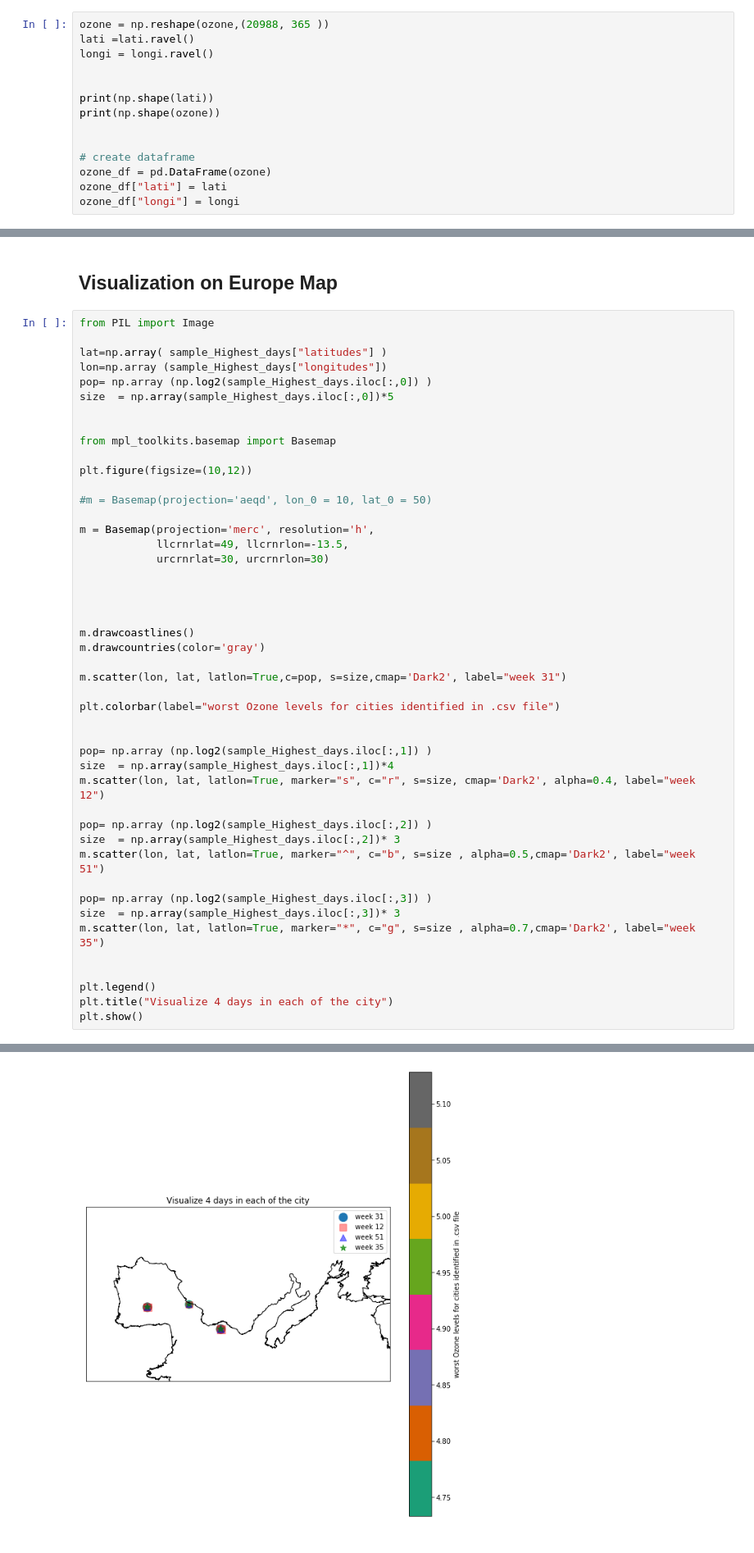
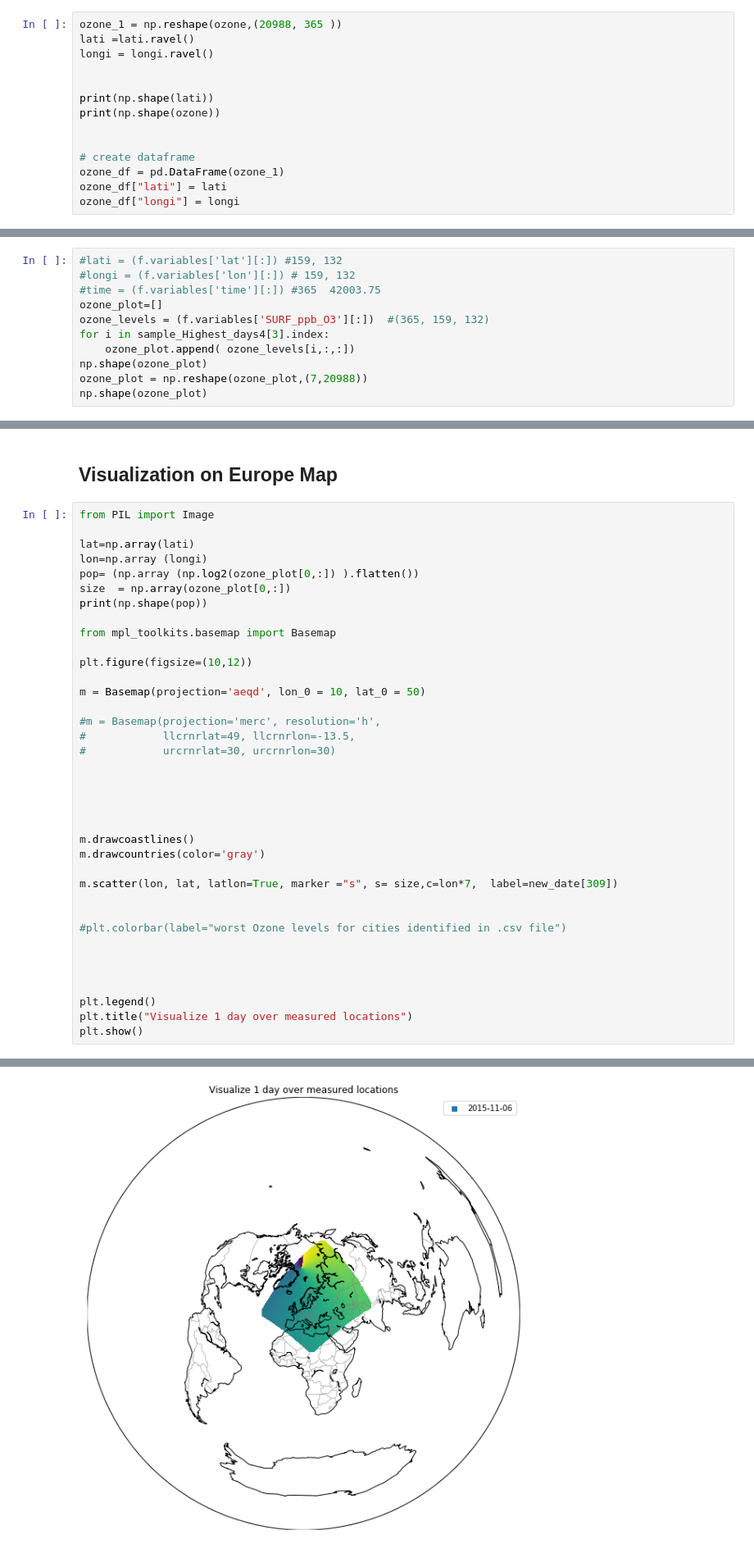
Before and after one commit to AmnaKhan1/Worst-7-days-Ozone-Levels, a Jupyter notebook: OzoneLevels.ipynb, the cells around one changed output, grey strips where cells are left out. Shown at 82% size. Drawn from its saved outputs; the diff is of its cells as text.

```diff
--- a/OzoneLevels.ipynb
+++ b/OzoneLevels.ipynb
@@ -70,7 +103,7 @@ ozone = (f.variables['SURF_ppb_O3'][:])  #(365, 159, 132)
 # %% [markdown]
 # Reshaping data
 # %%
-ozone = np.reshape(ozone,(20988, 365 ))
+ozone_1 = np.reshape(ozone,(20988, 365 ))
 lati =lati.ravel()
 longi = longi.ravel()
 
@@ -80,7 +113,7 @@ print(np.shape(ozone))
 
 
 # create dataframe
-ozone_df = pd.DataFrame(ozone)
+ozone_df = pd.DataFrame(ozone_1)
 ozone_df["lati"] = lati
 ozone_df["longi"] = longi
 # %% [output]
@@ -306,0 +443,11 @@ plt.show()
+# %%
+#lati = (f.variables['lat'][:]) #159, 132
+#longi = (f.variables['lon'][:]) # 159, 132
+#time = (f.variables['time'][:]) #365  42003.75
+ozone_plot=[]
+ozone_levels = (f.variables['SURF_ppb_O3'][:])  #(365, 159, 132)
+for i in sample_Highest_days4[3].index:
+    ozone_plot.append( ozone_levels[i,:,:])
+np.shape(ozone_plot)
+ozone_plot = np.reshape(ozone_plot,(7,20988))
+np.shape(ozone_plot)
@@ -309,21 +458,22 @@ plt.show()
 # %%
 from PIL import Image
 
-lat=np.array( sample_Highest_days["latitudes"] )
-lon=np.array (sample_Highest_days["longitudes"])
-pop= np.array (np.log2(sample_Highest_days.iloc[:,0]) )
-size  = np.array(sample_Highest_days.iloc[:,0])*5
-
+lat=np.array(lati)
+lon=np.array (longi)
+pop= (np.array (np.log2(ozone_plot[0,:]) ).flatten())
+size  = np.array(ozone_plot[0,:])
+print(np.shape(pop))
 
 from mpl_toolkits.basemap import Basemap
 
 plt.figure(figsize=(10,12))
 
-#m = Basemap(projection='aeqd', lon_0 = 10, lat_0 = 50)
+m = Basemap(projection='aeqd', lon_0 = 10, lat_0 = 50)
 
-m = Basemap(projection='merc', resolution='h',
-            llcrnrlat=49, llcrnrlon=-13.5,
-            urcrnrlat=30, urcrnrlon=30)
+#m = Basemap(projection='merc', resolution='h',
+#            llcrnrlat=49, llcrnrlon=-13.5,
+#            urcrnrlat=30, urcrnrlon=30)
+
 
 
 
@@ -331,25 +481,15 @@ m = Basemap(projection='merc', resolution='h',
 m.drawcoastlines()
 m.drawcountries(color='gray')
 
-m.scatter(lon, lat, latlon=True,c=pop, s=size,cmap='Dark2', label="week 31")
-
-plt.colorbar(label="worst Ozone levels for cities identified in .csv file")
+m.scatter(lon, lat, latlon=True, marker ="s", s= size,c=lon*7,  label=new_date[309])
 
 
-pop= np.array (np.log2(sample_Highest_days.iloc[:,1]) )
-size  = np.array(sample_Highest_days.iloc[:,1])*4
-m.scatter(lon, lat, latlon=True, marker="s", c="r", s=size, cmap='Dark2', alpha=0.4, label="week 12")
+#plt.colorbar(label="worst Ozone levels for cities identified in .csv file")
 
-pop= np.array (np.log2(sample_Highest_days.iloc[:,2]) )
-size  = np.array(sample_Highest_days.iloc[:,2])* 3
-m.scatter(lon, lat, latlon=True, marker="^", c="b", s=size , alpha=0.5,cmap='Dark2', label="week 51")
 
-pop= np.array (np.log2(sample_Highest_days.iloc[:,3]) )
-size  = np.array(sample_Highest_days.iloc[:,3])* 3
-m.scatter(lon, lat, latlon=True, marker="*", c="g", s=size , alpha=0.7,cmap='Dark2', label="week 35")
 
 
 plt.legend()
-plt.title("Visualize 4 days in each of the city")
+plt.title("Visualize 1 day over measured locations")
 plt.show()
 # %% [output]
@@ -359 +497 @@ plt.show()
-[figure, old version]
+[figure, new version]
```
Also changed, not shown: parts of 15 cells of this notebook.
